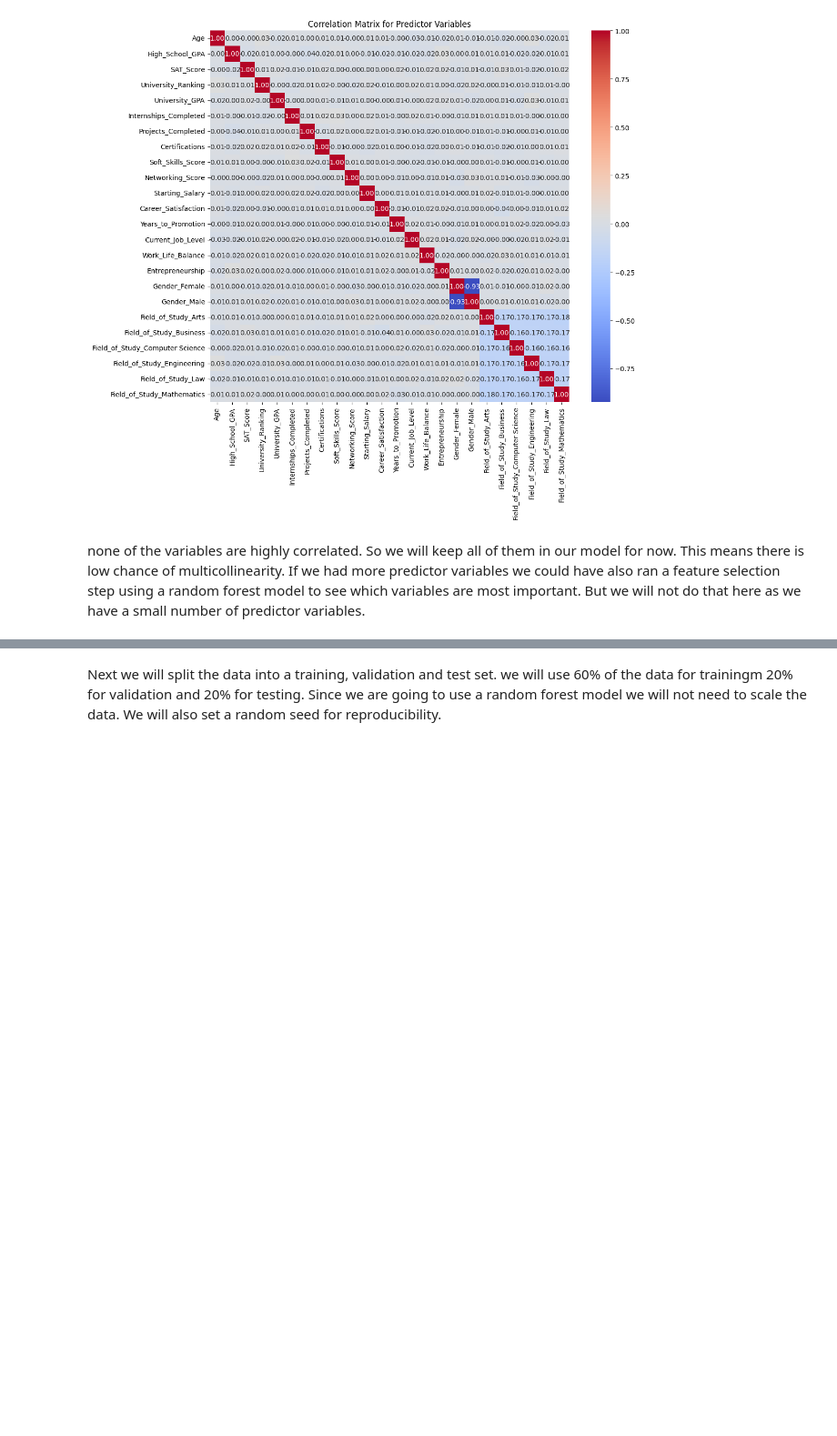
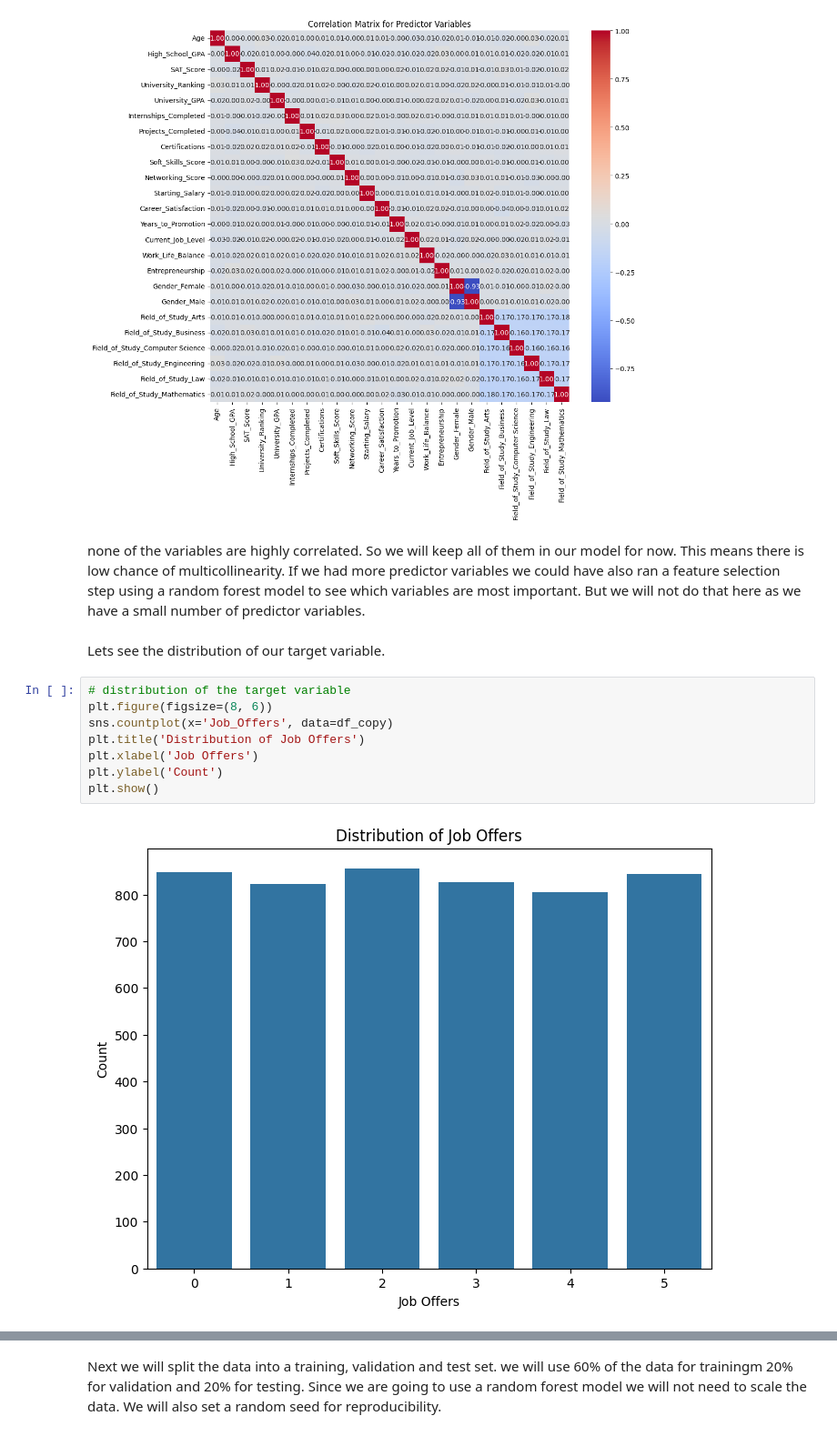
Before and after one commit to Ayan-Sengupta/661FinalProject, a Jupyter notebook: src/partition.ipynb, the cells around one changed output, grey strips where cells are left out. Shown at 91% size. Cells and saved outputs as stored; diff of their text form; blank space fills up the shorter version.

```diff
--- a/src/partition.ipynb
+++ b/src/partition.ipynb
@@ -94,3 +94,15 @@ Note: you may need to restart the kernel to use updated packages.
 [figure]
 # %% [markdown]
 none of the variables are highly correlated. So we will keep all of them in our model for now. This means there is low chance of multicollinearity. If we had more predictor variables we could have also ran a feature selection step using a random forest model to see which variables are most important. But we will not do that here as we have a small number of predictor variables.
+# %% [markdown]
+Lets see the distribution of our target variable.
+# %%
+# distribution of the target variable
+plt.figure(figsize=(8, 6))
+sns.countplot(x='Job_Offers', data=df_copy)
+plt.title('Distribution of Job Offers')
+plt.xlabel('Job Offers')
+plt.ylabel('Count')
+plt.show()
+# %% [output]
+[figure, added]
```
Also changed, not shown: parts of 11 cells of this notebook, 1 other file.
